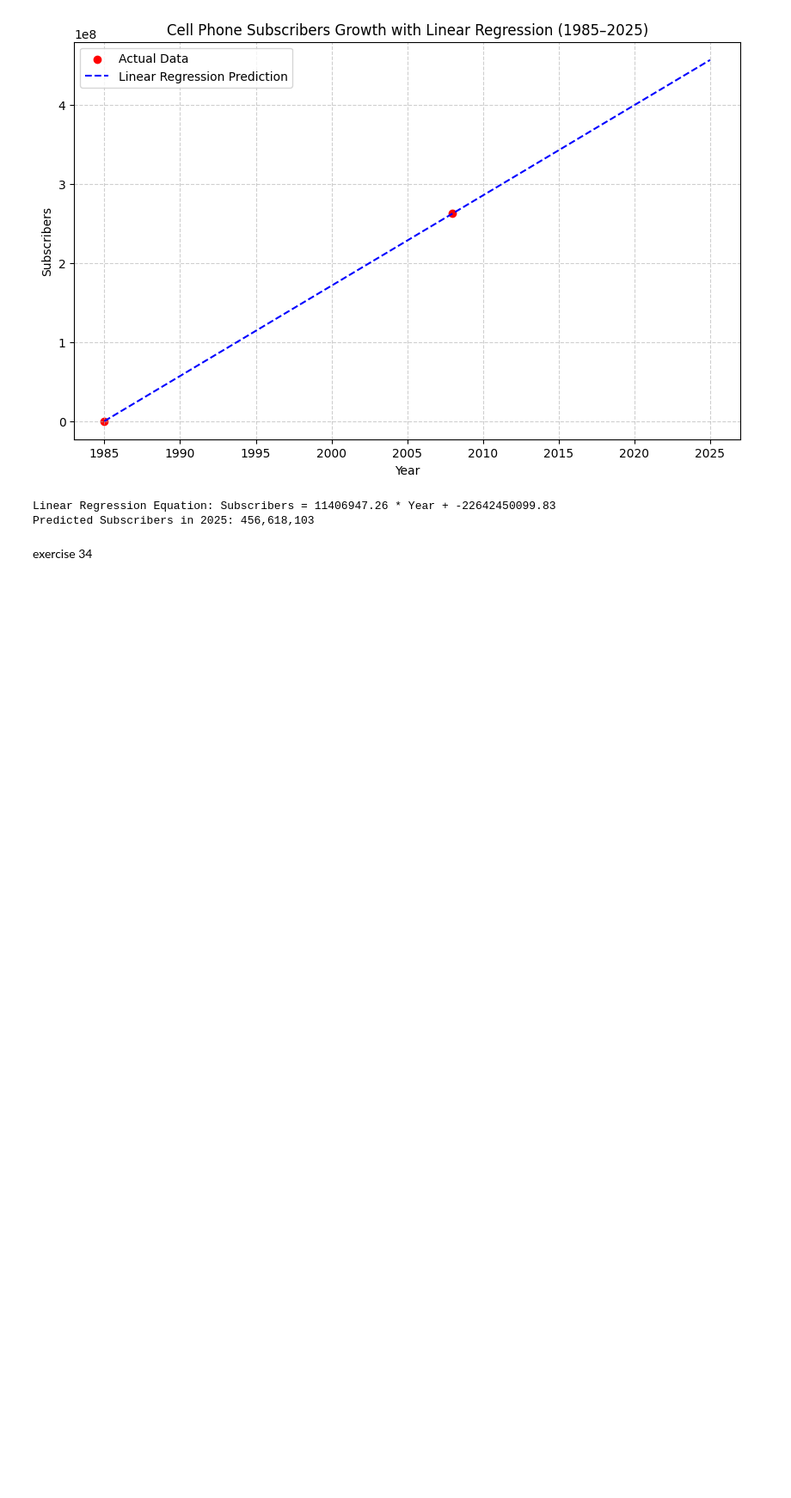
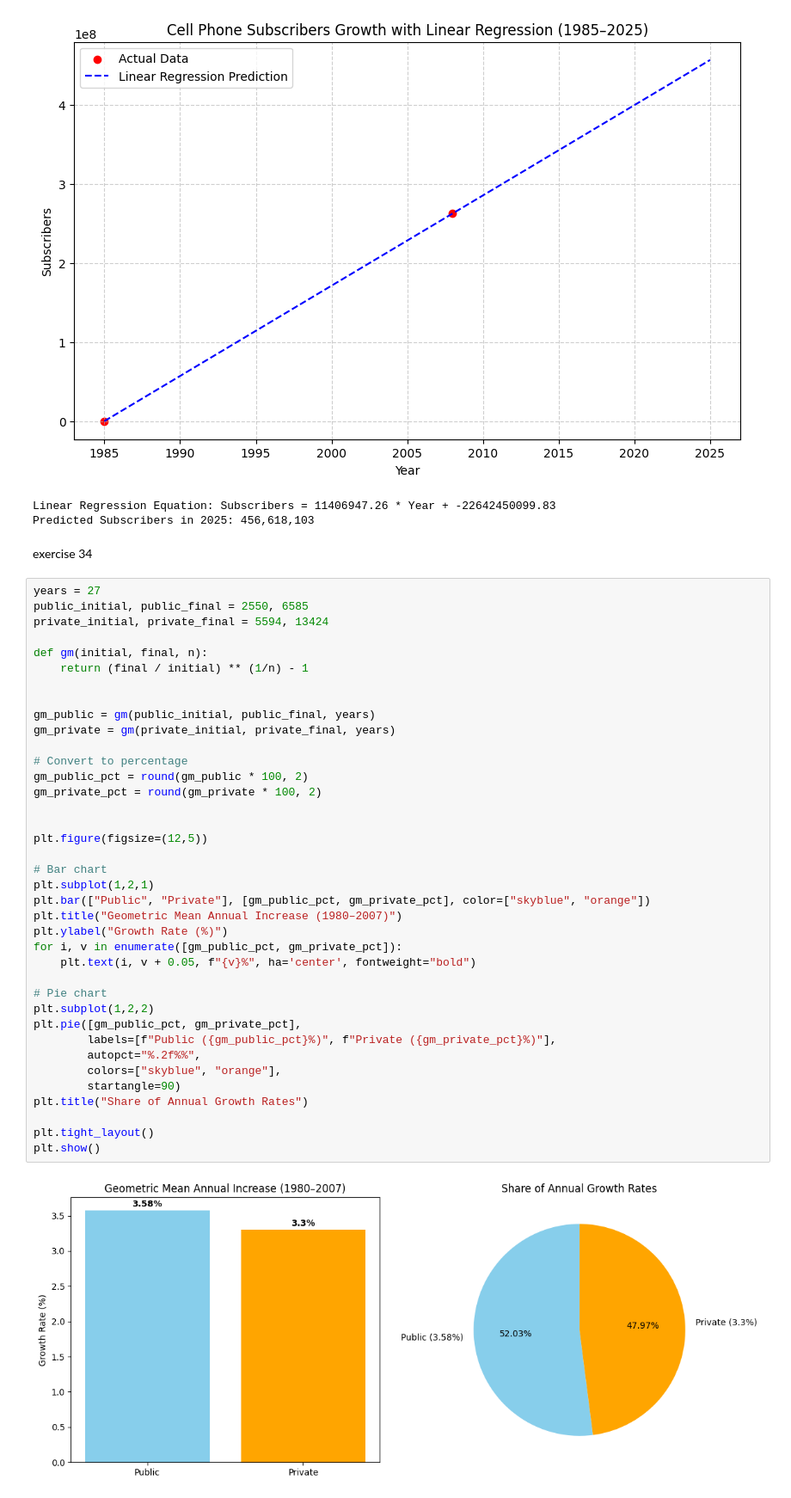
Before and after one commit to shovo896/Statictics-assignment, a Jupyter notebook: assignment.ipynb, the cells around one changed output. Shown at 86% size. Saved outputs shown, nothing was run; the diff lists cells and outputs as text; blank space fills up the shorter version.

```diff
--- a/assignment.ipynb
+++ b/assignment.ipynb
@@ -301,3 +301,43 @@ Linear Regression Equation: Subscribers = 11406947.26 * Year + -22642450099.83
 Predicted Subscribers in 2025: 456,618,103
 # %% [markdown]
 exercise 34
+# %%
+years = 27
+public_initial, public_final = 2550, 6585
+private_initial, private_final = 5594, 13424
+
+def gm(initial, final, n):
+    return (final / initial) ** (1/n) - 1
+
+
+gm_public = gm(public_initial, public_final, years)
+gm_private = gm(private_initial, private_final, years)
+
+# Convert to percentage
+gm_public_pct = round(gm_public * 100, 2)
+gm_private_pct = round(gm_private * 100, 2)
+
+
+plt.figure(figsize=(12,5))
+
+# Bar chart
+plt.subplot(1,2,1)
+plt.bar(["Public", "Private"], [gm_public_pct, gm_private_pct], color=["skyblue", "orange"])
+plt.title("Geometric Mean Annual Increase (1980–2007)")
+plt.ylabel("Growth Rate (%)")
+for i, v in enumerate([gm_public_pct, gm_private_pct]):
+    plt.text(i, v + 0.05, f"{v}%", ha='center', fontweight="bold")
+
+# Pie chart
+plt.subplot(1,2,2)
+plt.pie([gm_public_pct, gm_private_pct],
+        labels=[f"Public ({gm_public_pct}%)", f"Private ({gm_private_pct}%)"],
+        autopct="%.2f%%",
+        colors=["skyblue", "orange"],
+        startangle=90)
+plt.title("Share of Annual Growth Rates")
+
+plt.tight_layout()
+plt.show()
+# %% [output]
+[figure, added]
```
